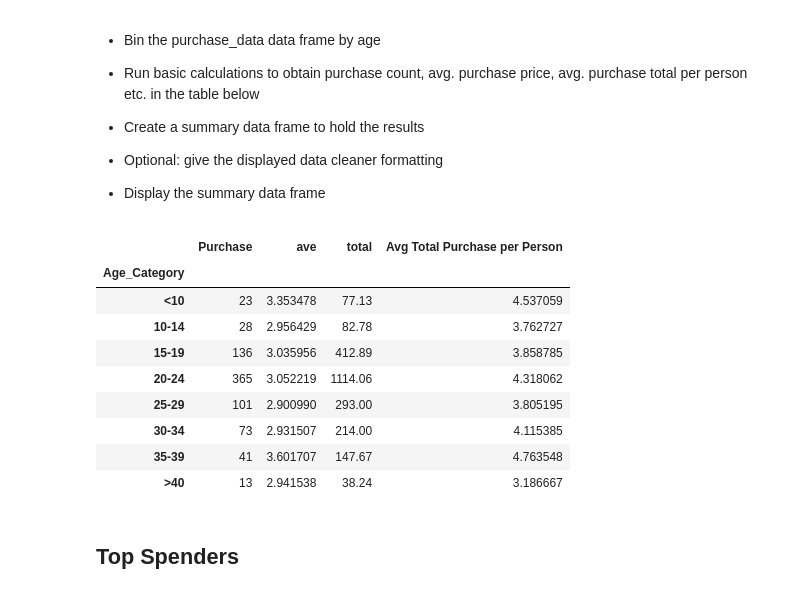
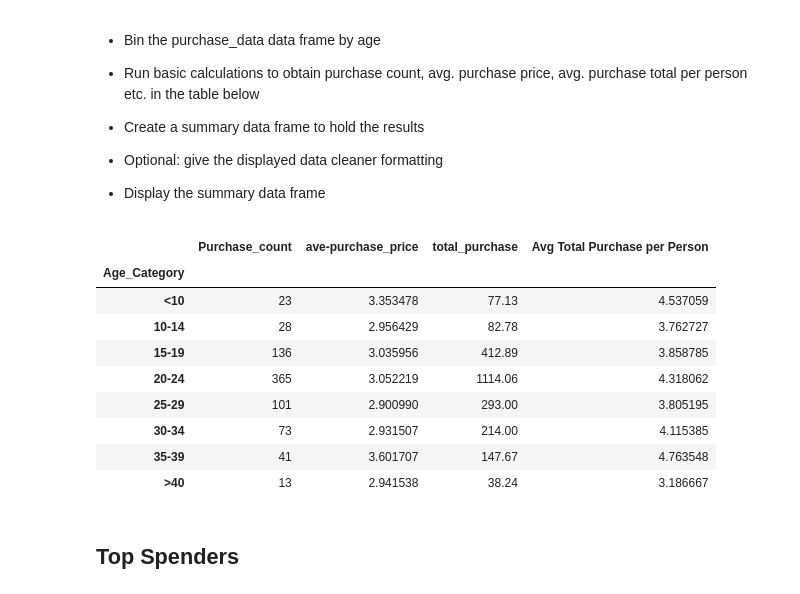
Before and after one commit to bfiroozfard/Pandas-HeroesOfPymoli, a Jupyter notebook: -behnam.ipynb, the cells around one changed output. Saved outputs shown, nothing was run; the diff lists cells and outputs as text; code cells hidden in the pictures.

```diff
--- a/-behnam.ipynb
+++ b/-behnam.ipynb
@@ -200,7 +199,10 @@ refined_age_only=refined_age.loc[:,["SN","Age"]]
 # %%
+#add categoical age columnd based on bins and label
 refined_age_only["Age_Category"]=pd.cut(refined_age_only["Age"],bins=age_bin,labels=age_labels)
+
+#same as gender calculation
 age_demographics=pd.DataFrame(refined_age_only.groupby("Age_Category")["Age"].count())
-age_demographics["Percent"]=age_demographics["Age"]/total_number_player
+age_demographics["Percent"]=age_demographics["Age"]/total_number_player*100
 age_demographics.columns=["Total_count","Percentage_of_player"]
 age_demographics
 # %% [output]
@@ -231,21 +233,27 @@ age_demographics
 
 * Display the summary data frame
 # %%
+#add age category column to main dat frame
 purchase_data["Age_Category"]=pd.cut(purchase_data["Age"],bins=age_bin,labels=age_labels)
 
+#do 3 calculation
 purchase_count_age=purchase_data.groupby(["Age_Category"])["Item ID"].count()
 ave_purchase_price_age=purchase_data.groupby(["Age_Category"])["Price"].mean()
 total_purchase_age=purchase_data.groupby(["Age_Category"])["Price"].sum()
 
-
+#put all in one data frame
 purchase_analyses_age=pd.concat([purchase_count_age,ave_purchase_price_age,total_purchase_age,
                                     age_demographics["Total_count"]], axis=1)
+#name the columns
+purchase_analyses_age.columns=["Purchase_count","ave-purchase_price", "total_purchase","Total_count"]
 
-purchase_analyses_age.columns=["Purchase","ave", "total","Total_count"]
-purchase_analyses_age["Avg Total Purchase per Person"]=purchase_analyses_age["total"]/purchase_analyses_age["Total_count"]
+#calculaye last column required
+purchase_analyses_age["Avg Total Purchase per Person"]=purchase_analyses_age["total_purchase"]/purchase_analyses_age["Total_count"]
+
+#just show what they ask
 purchase_analyses_age.iloc[:,[0,1,2,4]]
 # %% [output]
-|  | Purchase | ave | total | Avg Total Purchase per Person |
+|  | Purchase_count | ave-purchase_price | total_purchase | Avg Total Purchase per Person |
 | Age_Category |  |  |  |  |
 | <10 | 23 | 3.353478 | 77.13 | 4.537059 |
 | 10-14 | 28 | 2.956429 | 82.78 | 3.762727 |
```
Also changed, not shown: parts of 14 cells of this notebook, 1 other file.
